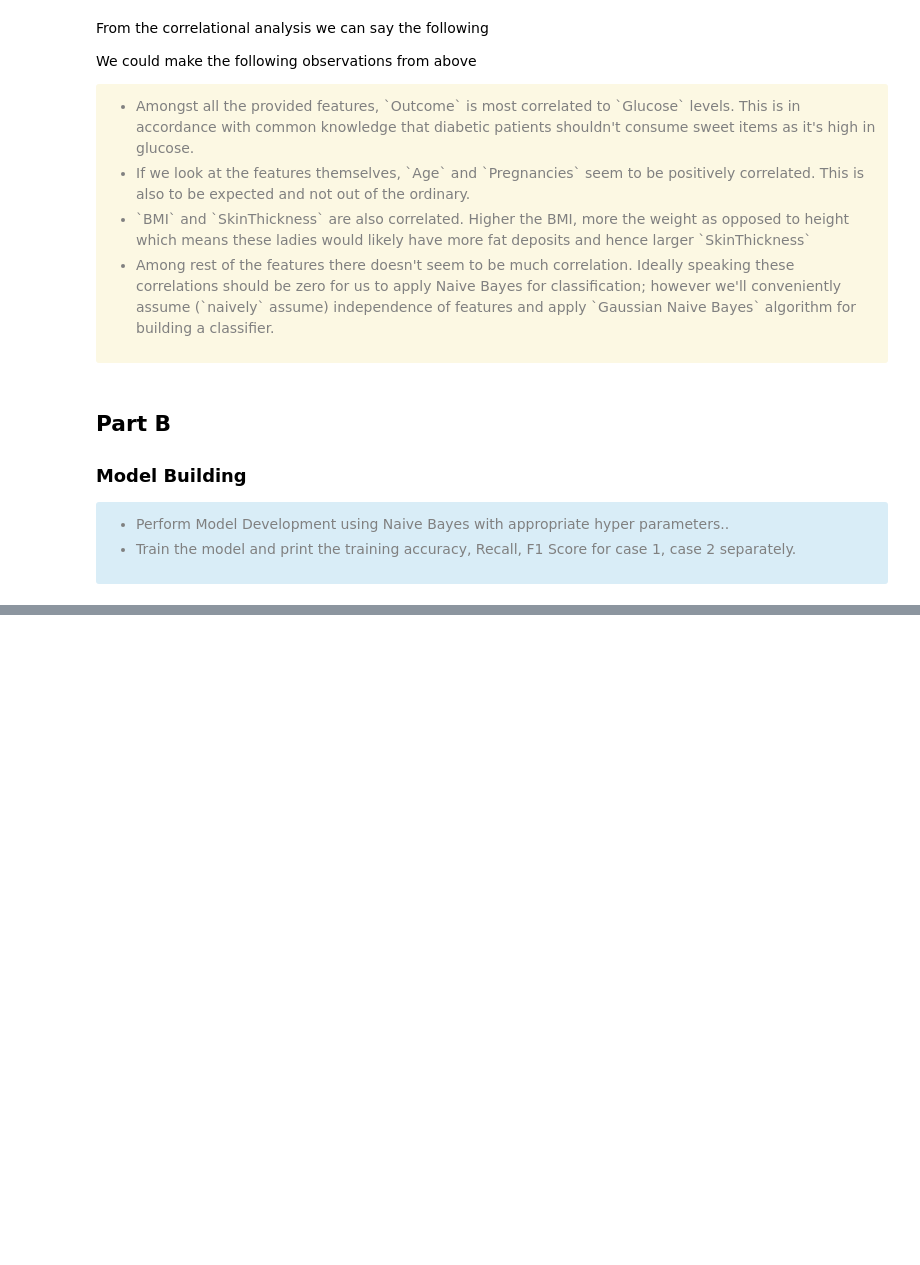
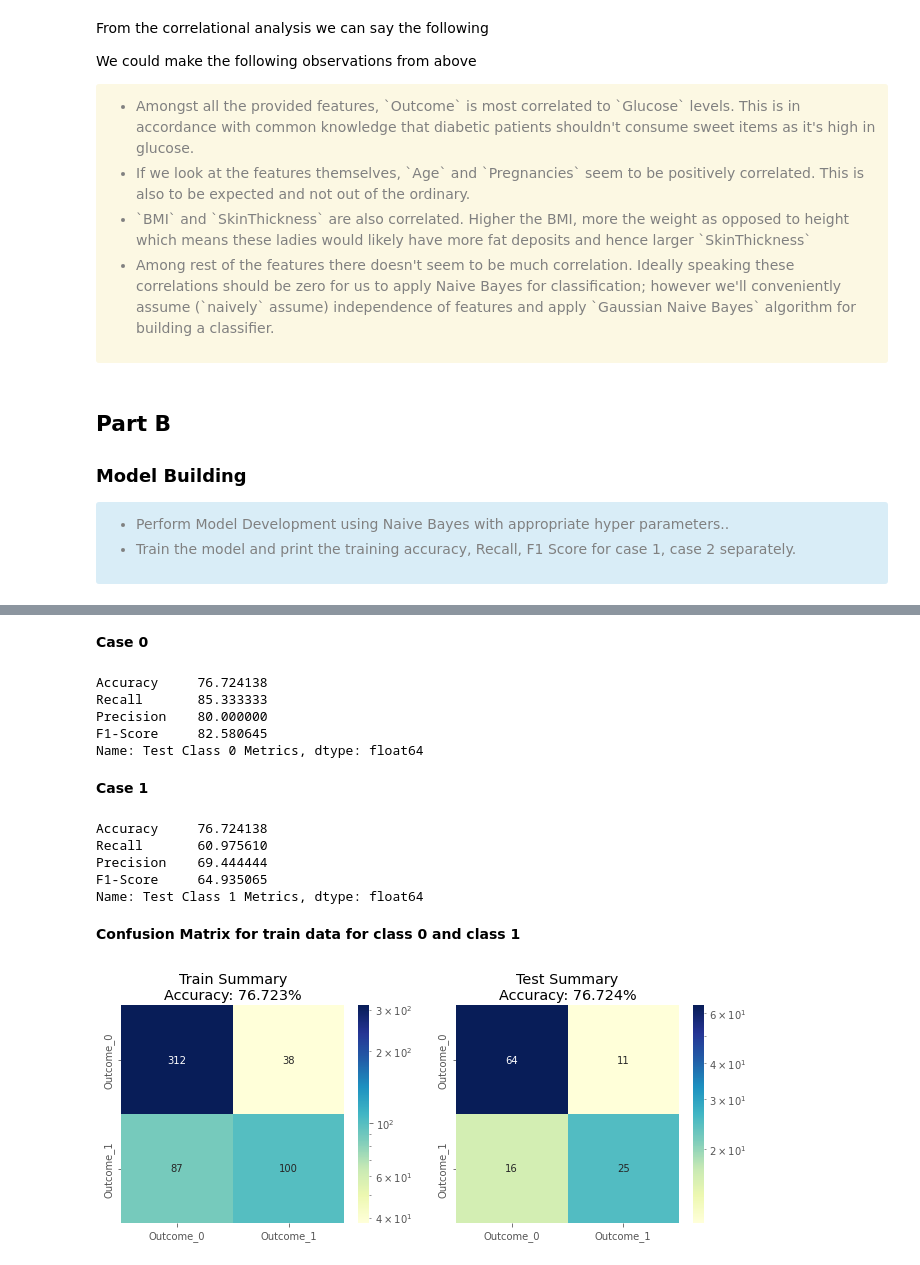
Before and after one commit to ElisonSherton/MTech_DSE_Sem2, a Jupyter notebook: ML/Assignment1/Group128_DiabetesDataset.ipynb, the cells around one changed output, grey strips where cells are left out. Cells and saved outputs as stored; diff of their text form; code cells hidden in the pictures; blank space fills up the shorter version.

```diff
--- a/ML/Assignment1/Group128_DiabetesDataset.ipynb
+++ b/ML/Assignment1/Group128_DiabetesDataset.ipynb
@@ -342,0 +322,3 @@ weighted avg       0.72      0.71      0.71       116
+# %%
+# Predict on the training data
+y_pred_train = model.predict(X_train)
@@ -342,0 +403,42 @@ weighted avg       0.72      0.71      0.71       116
+# %% [markdown]
+**Case 0**
+# %%
+# Print the statistics for train data in %
+pd.Series(test_0_metrics, index = ["Accuracy", "Recall", "Precision", "F1-Score"], name = "Test Class 0 Metrics") * 100
+# %% [output]
+Accuracy     76.724138
+Recall       85.333333
+Precision    80.000000
+F1-Score     82.580645
+Name: Test Class 0 Metrics, dtype: float64
+# %% [markdown]
+**Case 1**
+# %%
+# Print the statistics for train data in %
+pd.Series(test_1_metrics, index = ["Accuracy", "Recall", "Precision", "F1-Score"], name = "Test Class 1 Metrics") * 100
+# %% [output]
+Accuracy     76.724138
+Recall       60.975610
+Precision    69.444444
+F1-Score     64.935065
+Name: Test Class 1 Metrics, dtype: float64
+# %% [markdown]
+**Confusion Matrix for train data for class 0 and class 1**
+# %%
+from matplotlib.colors import LogNorm
+
+fig, ax = plt.subplots(1, 2, figsize = (11, 4))
+
+names = ["Outcome_0", "Outcome_1"]
+sns.heatmap(confusion_matrix(y_train, y_pred_train), cmap = "YlGnBu", annot=True, ax = ax[0],
+            fmt="d", xticklabels = names, yticklabels = names, norm = LogNorm())
+sns.heatmap(confusion_matrix(y_test, y_pred_test), cmap = "YlGnBu", annot=True, ax = ax[1],
+            fmt="d", xticklabels = names, yticklabels = names, norm = LogNorm())
+
+train_acc = accuracy_score(y_train, y_pred_train)
+test_acc = accuracy_score(y_test, y_pred_test)
+
+ax[0].set_title(f"Train Summary\nAccuracy: {train_acc*100:.3f}%")
+ax[1].set_title(f"Test Summary\nAccuracy: {test_acc*100:.3f}%");
+# %% [output]
+[figure, added]
```
Also changed, not shown: parts of 25 cells of this notebook, 1 other file.
